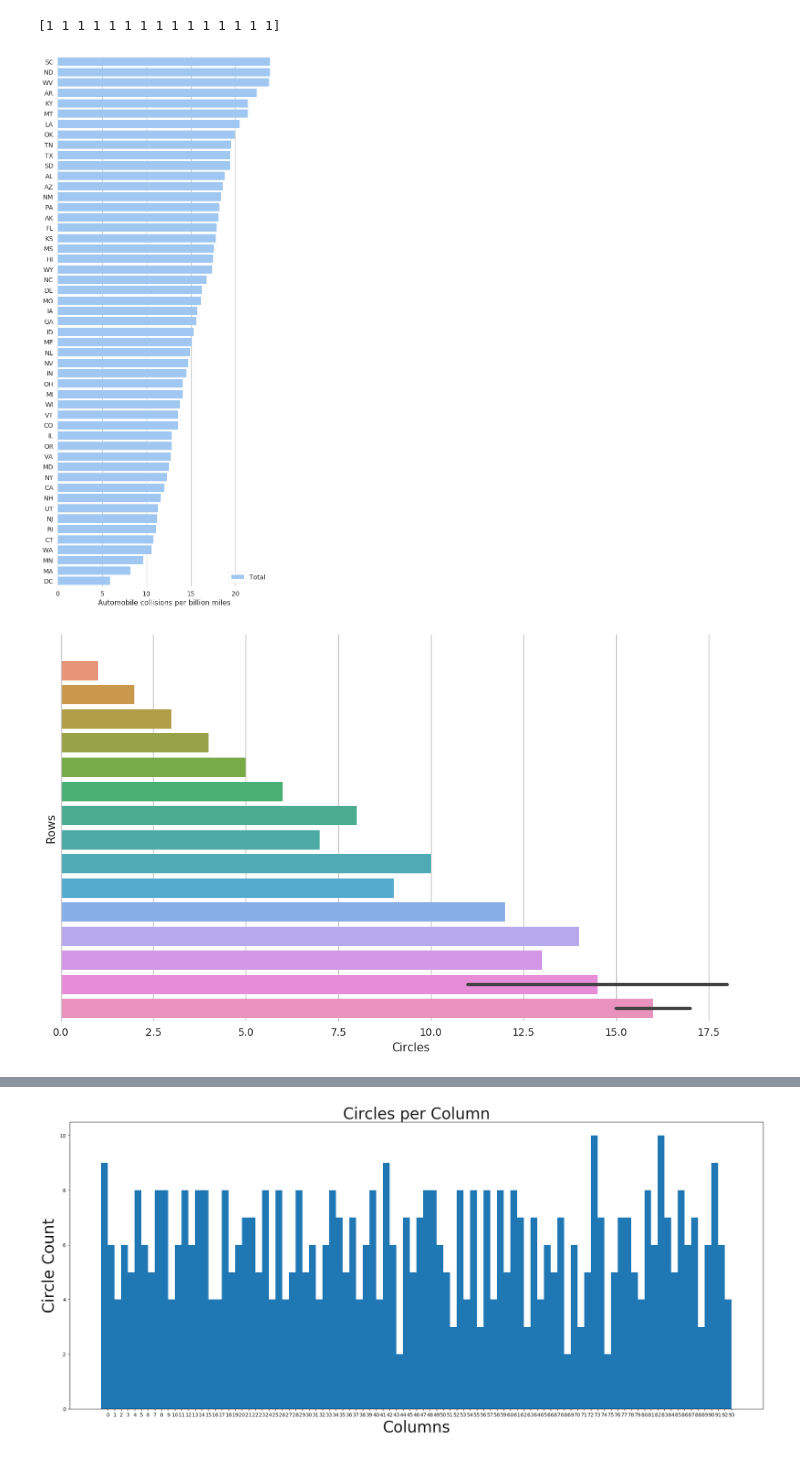
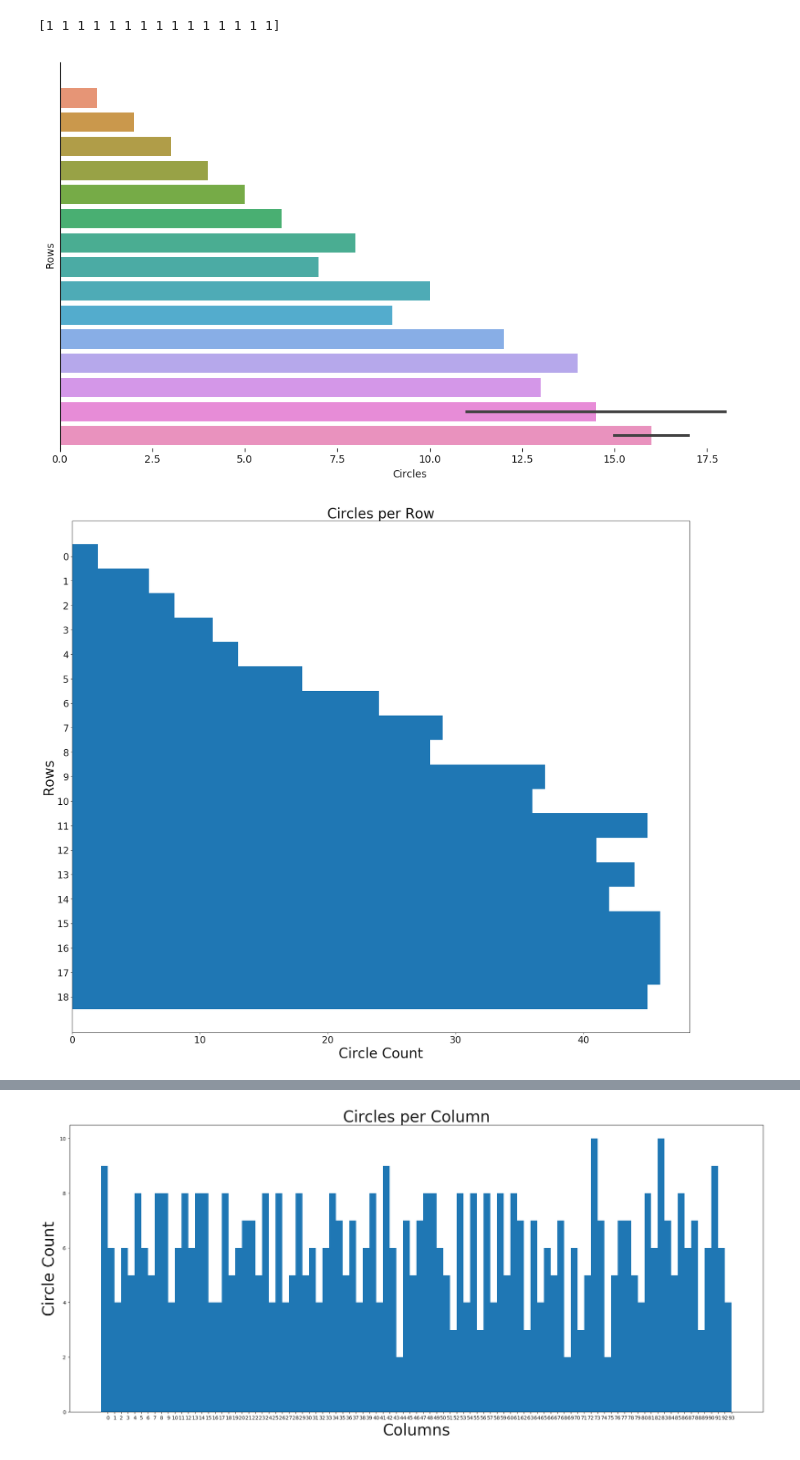
Before and after one commit to matthewsommer/experior, a Jupyter notebook: python/dotcipher/dotcipher.ipynb, the cells around one changed output, grey strips where cells are left out. Saved outputs shown, nothing was run; the diff lists cells and outputs as text; code cells hidden in the pictures.

```diff
--- a/python/dotcipher/dotcipher.ipynb
+++ b/python/dotcipher/dotcipher.ipynb
@@ -266,51 +267,29 @@ print(np.diff(dataController.uniqueColorRows()))
 # %%
 labels, values = zip(*dataController.circlesPerRow().items())
 indexes = np.arange(len(labels))
-
-import seaborn as sns
-import matplotlib.pyplot as plt
-sns.set(style="whitegrid")
-
-# Initialize the matplotlib figure
-f, ax = plt.subplots(figsize=(6, 15))
-
-# Load the example car crash dataset
-crashes = sns.load_dataset("car_crashes").sort_values("total", ascending=False)
-
-# Plot the total crashes
-sns.set_color_codes("pastel")
-sns.barplot(x="total", y="abbrev", data=crashes,
-            label="Total", color="b")
-
-# Add a legend and informative axis label
-ax.legend(ncol=2, loc="lower right", frameon=True)
-ax.set(xlim=(0, 24), ylabel="",
-       xlabel="Automobile collisions per billion miles")
-sns.despine(left=True, bottom=True)
-
 
 # Set up the matplotlib figure
 f, ax = plt.subplots(figsize=(10, 6))
 sns.barplot(labels, values, orient="h")
 ax.set_xlabel("Circles")
 ax.set_ylabel("Rows")
 
 # Finalize the plot
 sns.despine(bottom=True)
 plt.setp(f.axes, yticks=[])
 plt.tight_layout(h_pad=3)
 
 plt.rcdefaults()
 fig, ax = plt.subplots(1,1,figsize=(24,20))
 ax.set_title('Circles per Row',fontsize= 30)
 ax.barh(indexes, values,1, align='center', ecolor='black')
 ax.set_yticks(indexes)
 ax.set_yticklabels(labels,fontsize= 30)
 ax.set_ylabel('Rows',fontsize= 30)
 ax.invert_yaxis()  # labels read top-to-bottom
 ax.set_xlabel('Circle Count',fontsize= 30)
 ax.tick_params(axis='both', which='major', labelsize=20)
 plt.show()
 # %% [output]
-[figure, old version]
+[figure, new version]
-[figure, old version]
+[figure, new version]
```
Also changed, not shown: parts of 2 cells of this notebook.
